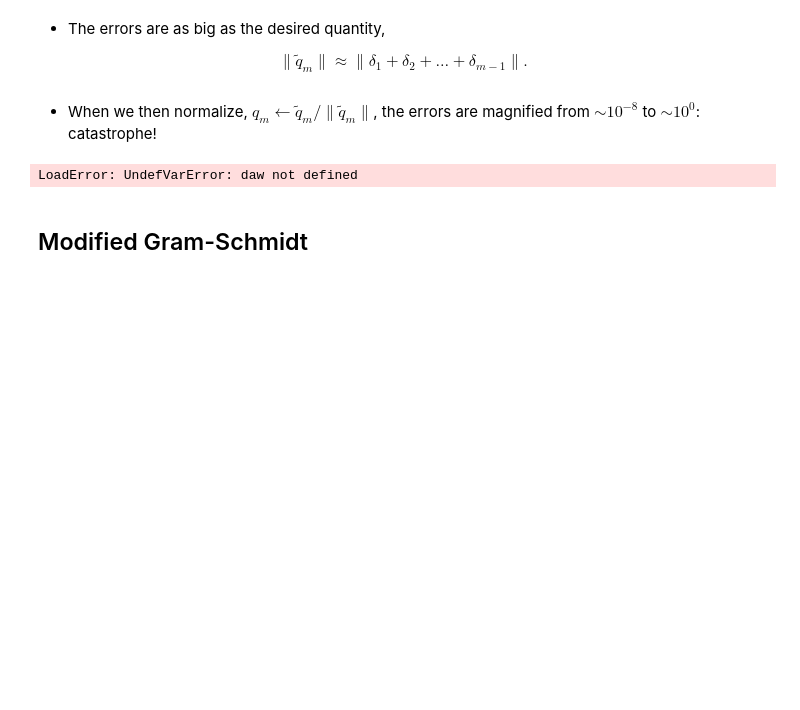
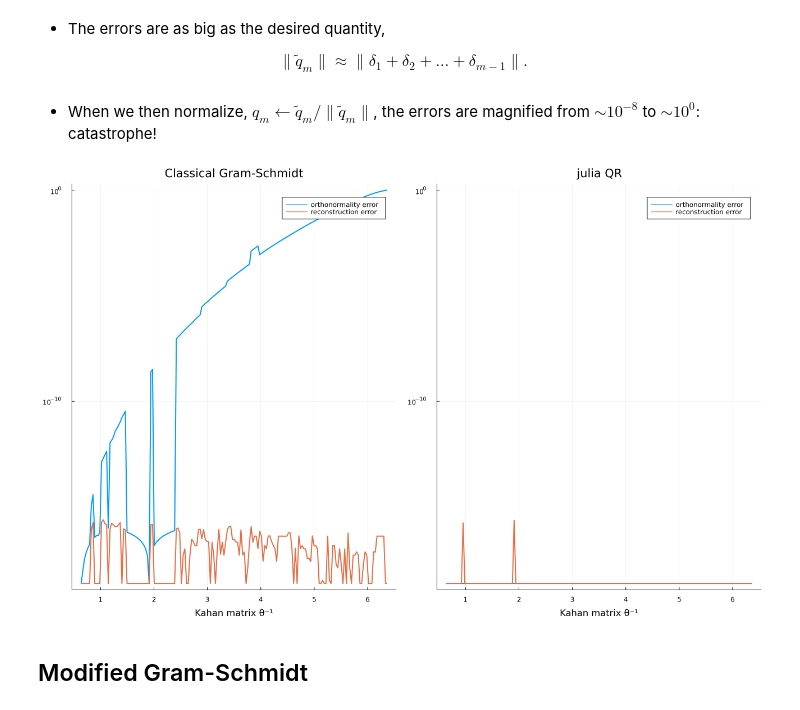
Before and after one commit to tisaac/gtcse6643sp22mybinder, a Jupyter notebook: lec06static.ipynb, the cells around one changed output. Cells and saved outputs as stored; diff of their text form; code cells hidden in the pictures; blank space fills up the shorter version.

```diff
--- a/lec06static.ipynb
+++ b/lec06static.ipynb
@@ -598,35 +617,35 @@ for θ in range
     push!(ortho_errs_qr, orthonormality_error(Q[:,:]))
     push!(recon_errs_cgs, reconstruction_error(M_p, Q_cgs, R_cgs))
     push!(recon_errs_qr, reconstruction_error(M_p, Q, R))
 end
 ymin=Inf
 ymax=0.
 for series in [ortho_errs_cgs, ortho_errs_qr, recon_errs_cgs, recon_errs_qr]
     series[:] = max.(series[:], 0.001*eps())
     ymin = min(ymin, minimum(series))
     ymax = max(ymax, maximum(series))
 end
 ymin *= 0.5
 ymax *= 2.0
 p1 = plot( range .^-1, [ortho_errs_cgs recon_errs_cgs]
     , yscale=:log10
     , label=["orthonormality error" "reconstruction error"]
     , xlabel="Kahan matrix θ⁻¹"
     , title="Classical Gram-Schmidt"
     , size=(1300,800)
     , ylim=(ymin,ymax)
 )
 p2 = plot( range .^-1, [ortho_errs_qr recon_errs_qr]
     , yscale=:log10
     , label=["orthonormality error" "reconstruction error"]
     , xlabel="Kahan matrix θ⁻¹"
     , title="julia QR"
     , size=(1300,800)
     , ylim=(ymin,ymax)
 )
-daw(plot(p1,p2,layout=(1,2)))
+draw(plot(p1,p2,layout=(1,2)))
 # %% [output]
-LoadError: UndefVarError: daw not defined
+[figure, added]
 # %% [markdown]
 ## Modified Gram-Schmidt
 # %% [markdown]
```
Also changed, not shown: parts of 15 cells of this notebook, 1 other file.
